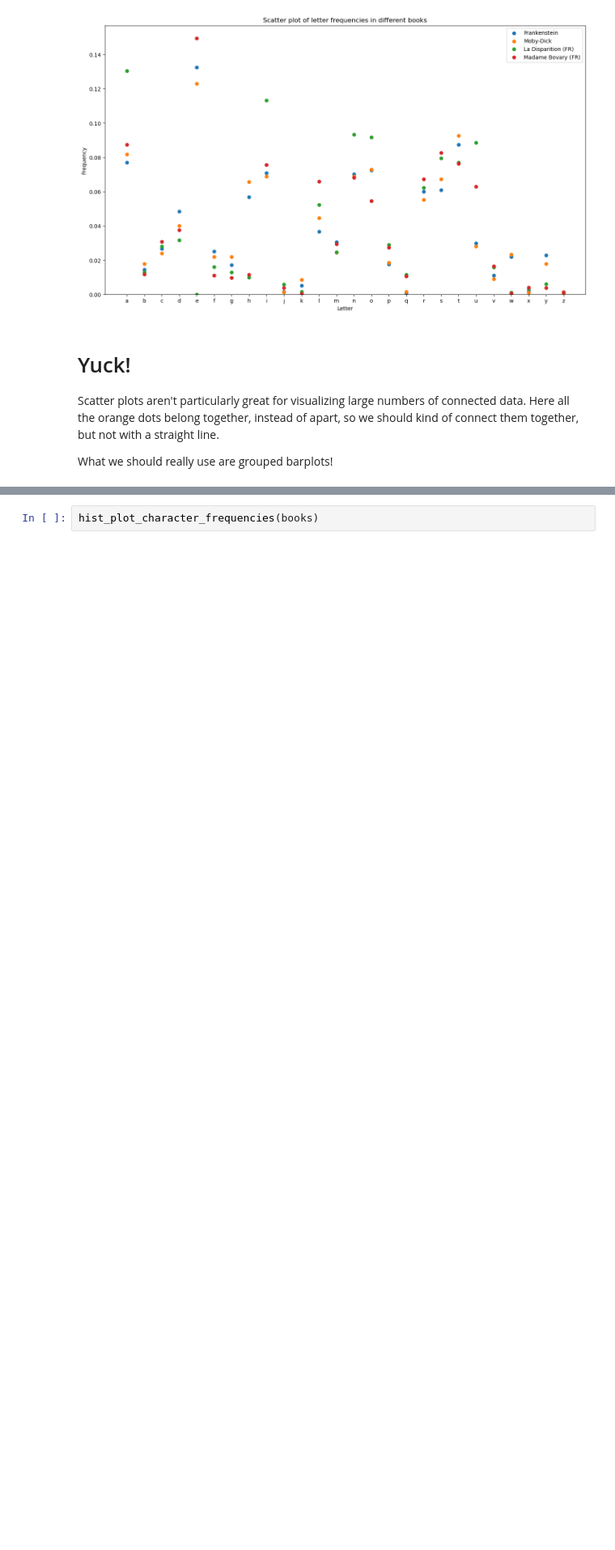
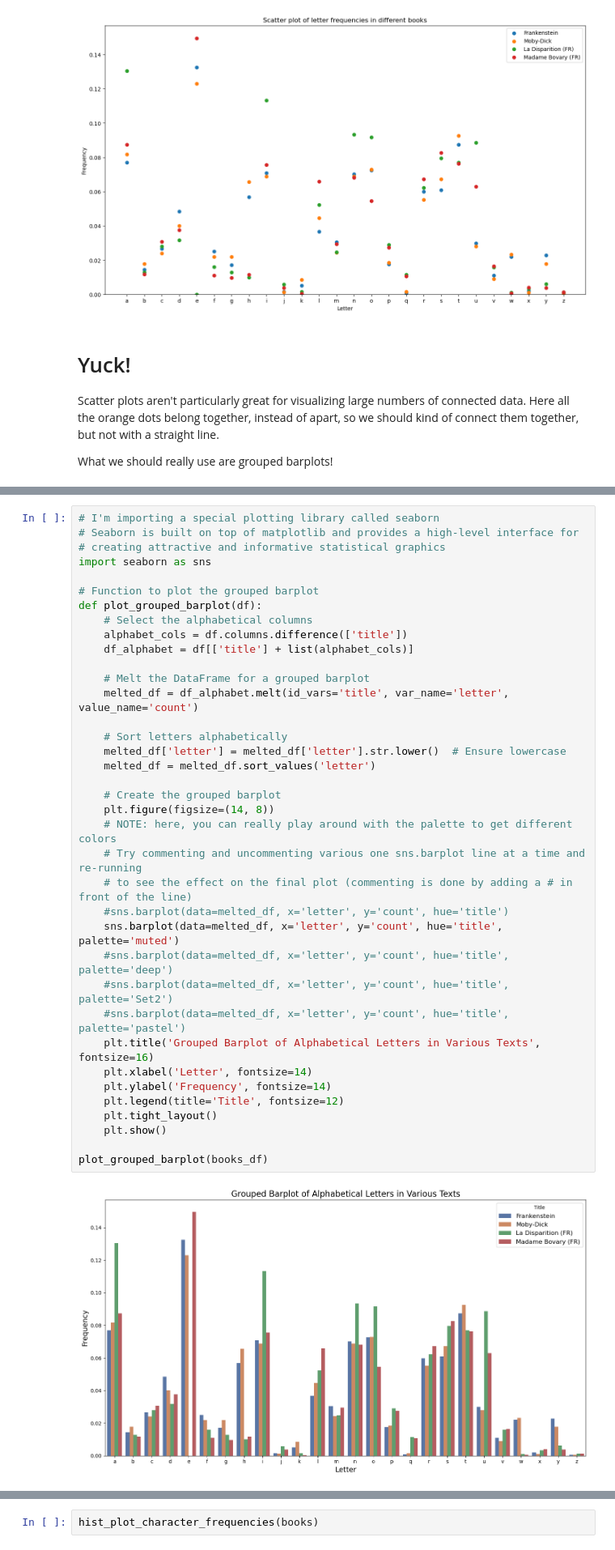
Before and after one commit to codybstrange/data-visualization-lecture, a Jupyter notebook: data-visualization.ipynb, the cells around one changed output, grey strips where cells are left out. Shown: that part at 81% size. Saved outputs shown, nothing was run; the diff lists cells and outputs as text; blank space fills up the shorter version.

Commit message:
Create grouped barplots

```diff
--- a/data-visualization.ipynb
+++ b/data-visualization.ipynb
@@ -254,0 +291,39 @@ What we should really use are grouped barplots!
+# %%
+# I'm importing a special plotting library called seaborn
+# Seaborn is built on top of matplotlib and provides a high-level interface for
+# creating attractive and informative statistical graphics
+import seaborn as sns
+
+# Function to plot the grouped barplot
+def plot_grouped_barplot(df):
+    # Select the alphabetical columns
+    alphabet_cols = df.columns.difference(['title'])
+    df_alphabet = df[['title'] + list(alphabet_cols)]
+
+    # Melt the DataFrame for a grouped barplot
+    melted_df = df_alphabet.melt(id_vars='title', var_name='letter', value_name='count')
+
+    # Sort letters alphabetically
+    melted_df['letter'] = melted_df['letter'].str.lower()  # Ensure lowercase
+    melted_df = melted_df.sort_values('letter')
+
+    # Create the grouped barplot
+    plt.figure(figsize=(14, 8))
+    # NOTE: here, you can really play around with the palette to get different colors
+    # Try commenting and uncommenting various one sns.barplot line at a time and re-running
+    # to see the effect on the final plot (commenting is done by adding a # in front of the line)
+    #sns.barplot(data=melted_df, x='letter', y='count', hue='title')
+    sns.barplot(data=melted_df, x='letter', y='count', hue='title', palette='muted')
+    #sns.barplot(data=melted_df, x='letter', y='count', hue='title', palette='deep')
+    #sns.barplot(data=melted_df, x='letter', y='count', hue='title', palette='Set2')
+    #sns.barplot(data=melted_df, x='letter', y='count', hue='title', palette='pastel')
+    plt.title('Grouped Barplot of Alphabetical Letters in Various Texts', fontsize=16)
+    plt.xlabel('Letter', fontsize=14)
+    plt.ylabel('Frequency', fontsize=14)
+    plt.legend(title='Title', fontsize=12)
+    plt.tight_layout()
+    plt.show()
+
+plot_grouped_barplot(books_df)
+# %% [output]
+[figure, added]
```
Also changed, not shown: parts of 6 cells of this notebook.
